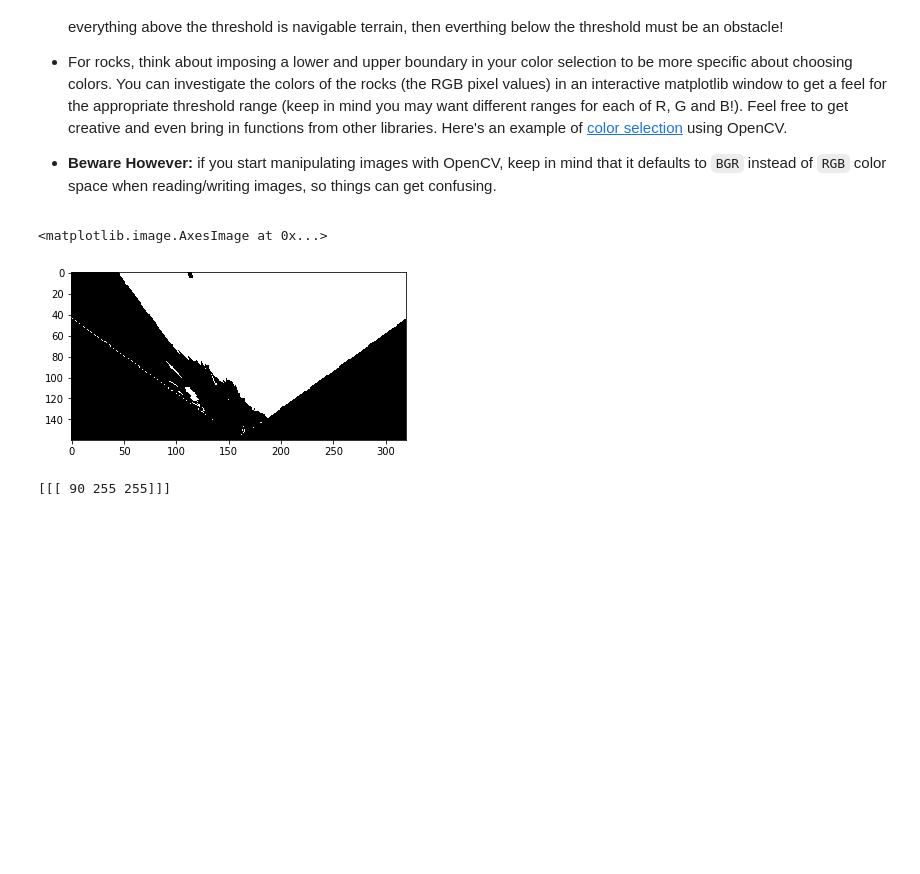
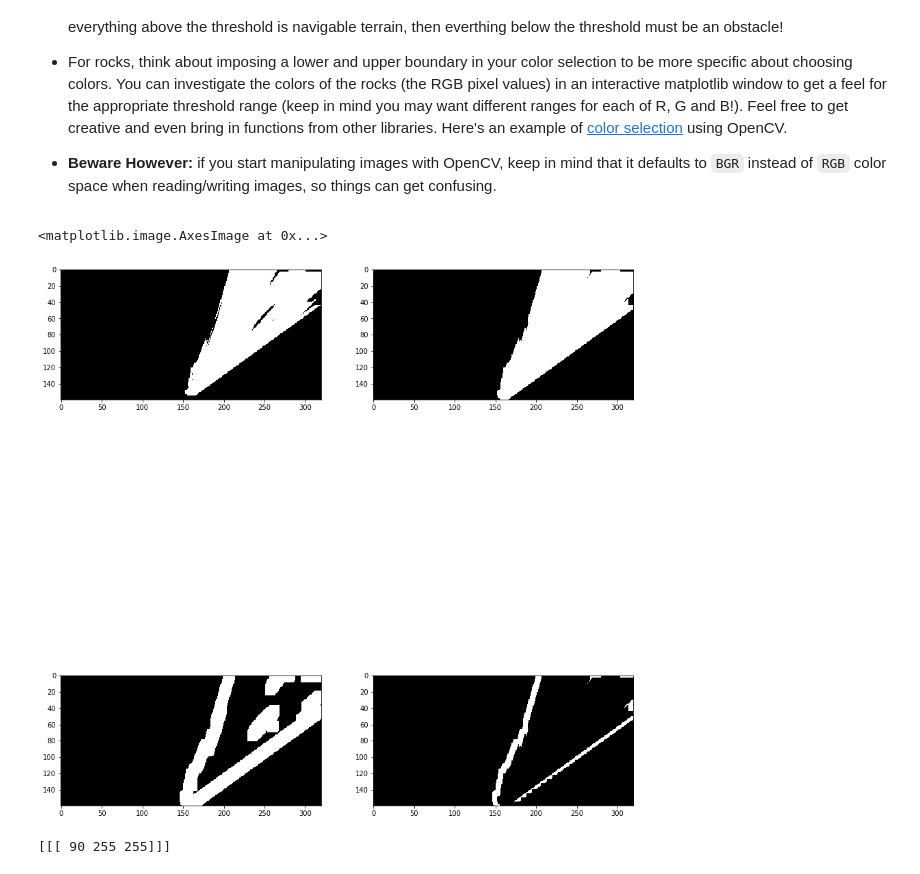
Before and after one commit to ndilsou/RoboND-Rover-Project, a Jupyter notebook: code/Rover_Project_Test_Notebook.ipynb, the cells around one changed output. Saved outputs shown, nothing was run; the diff lists cells and outputs as text; code cells hidden in the pictures; blank space fills up the shorter version.

```diff
--- a/code/Rover_Project_Test_Notebook.ipynb
+++ b/code/Rover_Project_Test_Notebook.ipynb
@@ -118,15 +118,13 @@ Define the color thresholding function from the lesson and apply it to the warpe
 # %%
 # Identify pixels above the threshold
 # Threshold of RGB > 160 does a nice job of identifying ground pixels only
-def color_thresh(img, rgb_thresh=(160, 160, 160), invert=False):
+def color_thresh(img, rgb_thresh=(160, 160, 160), invert=False, no_canvas=True):
     # Create an array of zeros same xy size as img, but single channel
     color_select = np.zeros_like(img[:,:,0])
     # Require that each pixel be above all three threshold values in RGB
     # above_thresh will now contain a boolean array with "True"
     # where threshold was met
-    is_not_canvas =  (img[:,:,0] != 0) \
-        & (img[:,:,1]!= 0) \
-        & (img[:,:,2] != 0)
+
 
     above_thresh = (img[:,:,0] > rgb_thresh[0]) \
             & (img[:,:,1] > rgb_thresh[1]) \
@@ -134,39 +132,71 @@ def color_thresh(img, rgb_thresh=(160, 160, 160), invert=False):
 
     if invert:
         above_thresh = ~above_thresh
-
+    if no_canvas:
+        is_not_canvas =  (img[:,:,0] != 0) \
+            & (img[:,:,1]!= 0) \
+            & (img[:,:,2] != 0)
+        above_thresh = is_not_canvas & above_thresh
     # Index the array of zeros with the boolean array and set to 1
     # we add a guard against modifying the black background.
-    color_select[is_not_canvas & above_thresh] = 1
+    color_select[above_thresh] = 1
     # Return the binary image
     return color_select
 
 
 def color_boundaries(img, hsv_lower, hsv_upper):
     # Create an array of zeros same xy size as img, but single channel
 
     hsv = cv2.cvtColor(img, cv2.COLOR_BGR2HSV)
     mask = cv2.inRange(hsv, hsv_lower, hsv_upper)
     color_select = cv2.bitwise_and(img, img, mask=mask)
     return color_select
 
 def rock_filter(img, hsv_lower=(80, 50, 50), hsv_upper=(100,255, 255), ksize=(5,5), sigmaX=5):
     """
     isolate rocks in the image by applying a gaussian kernal followed by a first two band thresholding in bgr.
     Finaly the grayscalled image is thresholded on last time to binarize it.
     """
     blurred_rock = cv2.GaussianBlur(src=img, ksize=ksize, sigmaX=sigmaX)
     tresh_rock = color_boundaries(blurred_rock, hsv_lower, hsv_upper)
     gray_rock = cv2.cvtColor(tresh_rock, cv2.COLOR_RGB2GRAY)
     th, binary_rock = cv2.threshold(gray_rock, 0, 255, cv2.THRESH_BINARY)
     return binary_rock
 
-threshed = color_thresh(warped, invert=True)
-plt.imshow(threshed, cmap='gray')
+def obstacle_filter(warped_img, ksize=(5,5)):
+    kernel = np.ones(ksize,np.uint8)
+    thresholded_nocanvas = color_thresh(warped_img, invert=True, no_canvas=True)
+    gradient_nocanvas = cv2.morphologyEx(thresholded_nocanvas, cv2.MORPH_GRADIENT, kernel)
+    thresholded_canvas = color_thresh(warped_img, invert=True, no_canvas=False)
+    gradient_canvas = cv2.morphologyEx(thresholded_canvas, cv2.MORPH_GRADIENT, kernel)
+    obstacles = gradient_nocanvas.copy()
+    obstacles[gradient_nocanvas != gradient_canvas] = 0
+    return obstacles
+
+inv_threshed = color_thresh(warped, invert=False)
+dil_inv_tresh = cv2.dilate(inv_threshed, kernel=(9,9), iterations=5)
+threshed = color_thresh(warped, invert=True, no_canvas=True)
+gradient2 = cv2.morphologyEx(threshed, cv2.MORPH_GRADIENT, kernel)
+kernel = np.ones((13,13),np.uint8)
+gradient = cv2.morphologyEx(threshed, cv2.MORPH_GRADIENT, kernel)
+plt.figure(figsize=(15, 20))
+plt.subplot(221)
+plt.imshow(inv_threshed, cmap='gray')
+plt.subplot(222)
+plt.imshow(dil_inv_tresh, cmap='gray')
+threshed = color_thresh(warped, invert=True, no_canvas=False)
+gradient2 = cv2.morphologyEx(threshed, cv2.MORPH_GRADIENT, kernel)
+plt.subplot(223)
+plt.imshow(gradient2, cmap='gray')
+plt.subplot(224)
+gradient3 = gradient.copy()
+gradient3[gradient != gradient2] = 0
+gradient3[dil_inv_tresh == 1] = 0
+plt.imshow(gradient3, cmap='gray')
 #scipy.misc.imsave('../output/warped_threshed.jpg', threshed*255)
 # %% [output]
 <matplotlib.image.AxesImage at 0x...>
-[figure, old version]
+[figure, new version]
 # %%
 color = np.uint8([[[255,255,0 ]]])
 hsv_color = cv2.cvtColor(color,cv2.COLOR_BGR2HSV)
```
Also changed, not shown: parts of 2 cells of this notebook, 5 other files.
